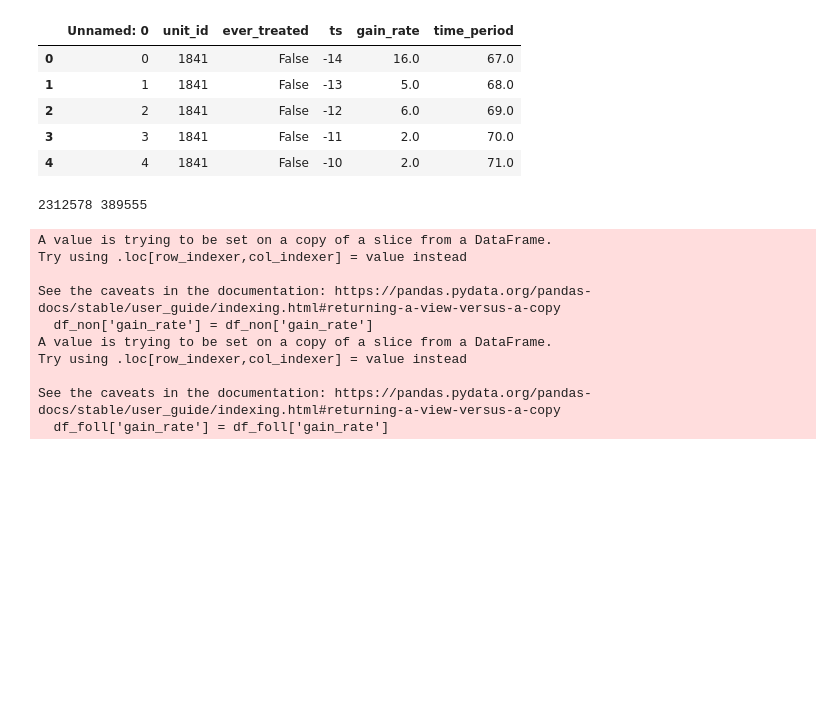
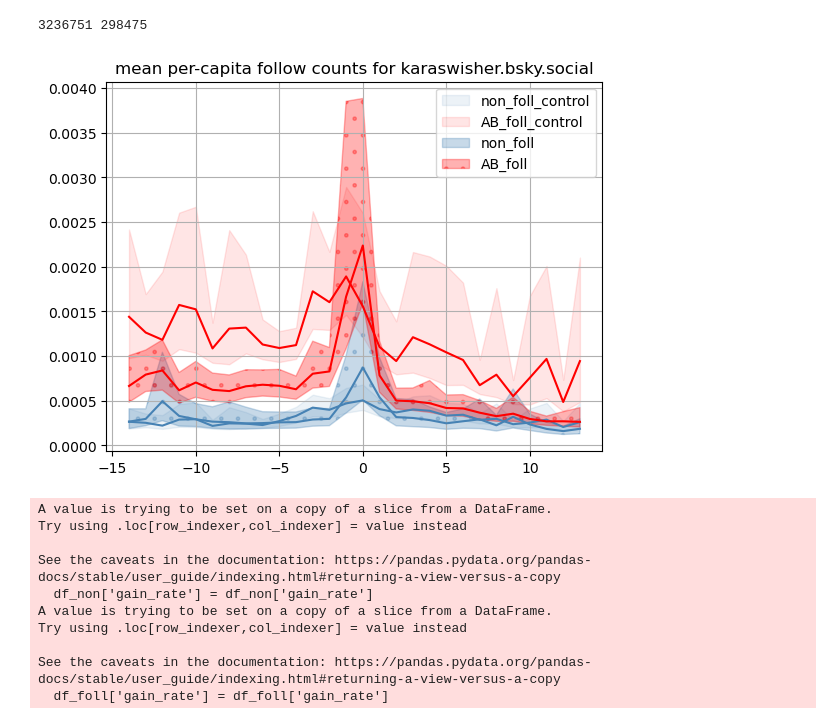
Before and after one commit to asmithh/attention-brokers-bsky, a Jupyter notebook: plots.ipynb, the cells around one changed output. Saved outputs shown, nothing was run; the diff lists cells and outputs as text; code cells hidden in the pictures; blank space fills up the shorter version.

```diff
--- a/plots.ipynb
+++ b/plots.ipynb
@@ -8,28 +8,29 @@ from scipy.stats import bootstrap
 
 # FILEPATH = '/scratch/nte5cp'
 FILEPATH = '/Users/a404/attention-brokers-bsky'
-HANDLE = 'jamellebouie.net'
+HANDLE = 'karaswisher.bsky.social'
 DAYS_FWD = 14
 DAYS_BWD = 14
 
 TITLE = f'mean per-capita follow counts for {HANDLE}'
 
-acct_type = 'control'
-df = pd.read_csv(f'{FILEPATH}/interpolated_{acct_type}_csvs/{HANDLE}_fwd_{DAYS_FWD}_bwd_{DAYS_BWD}.csv')
 denoms = json.load(open(f'{FILEPATH}/population_counts/{HANDLE}_fwd_{DAYS_FWD}_bwd_{DAYS_BWD}.json', 'r'))
 DENOM_FOL = denoms['ab_followers']
 DENOM_NON = denoms['non_followers']
+print(DENOM_NON, DENOM_FOL)
+
+dfs = {}
+for acct_type in ['control', 'did']:
+    df = pd.read_csv(f'{FILEPATH}/interpolated_{acct_type}_csvs/{HANDLE}_fwd_{DAYS_FWD}_bwd_{DAYS_BWD}.csv')
+    df_foll = df[df['ever_treated']]
+    df_non = df[~df['ever_treated']]
+    dfs[acct_type] = {}
+    dfs[acct_type]['foll'] = df_foll
+    dfs[acct_type]['non'] = df_non
+# %% [output]
+3236751 298475
-# %%
-df.head()
-# %% [output]
-|  | Unnamed: 0 | unit_id | ever_treated | ts | gain_rate | time_period |
-| 0 | 0 | 1841 | False | -14 | 16.0 | 67.0 |
-| 1 | 1 | 1841 | False | -13 | 5.0 | 68.0 |
-| 2 | 2 | 1841 | False | -12 | 6.0 | 69.0 |
-| 3 | 3 | 1841 | False | -11 | 2.0 | 70.0 |
-| 4 | 4 | 1841 | False | -10 | 2.0 | 71.0 |
 # %%
-def plot_cis_and_means(df, color='red', label='AB_foll', denom=DENOM_FOL):
+def plot_cis_and_means(df, color='red', label='AB_foll', denom=DENOM_FOL, hatch=None, alpha=0.1):
     """
     Given a dataframe of per-day per-reposted-account follow counts,
     plot the mean and 95% bootstrapped CI of the per-day per-capita following rate.
@@ -67,28 +68,27 @@ def plot_cis_and_means(df, color='red', label='AB_foll', denom=DENOM_FOL):
         ci_lows,
         ci_highs,
         color=color,
-        alpha=0.3,
+        alpha=alpha,
+        hatch=hatch,
+        label=label,
     )
     # plot mean on top of CI
     plt.plot(
         [i for i in range(-1 * (DAYS_BWD), DAYS_FWD)],
         means,
         color=color,
-        label=label,
     )
-# %%
-df_foll = df[df['ever_treated']]
-print(DENOM_NON, DENOM_FOL)
-df_non = df[~df['ever_treated']]
-# %% [output]
-2312578 389555
 # %%
-plot_cis_and_means(df_non, '#4682b4', 'non_foll', DENOM_NON)
-plot_cis_and_means(df_foll, 'red', 'AB_foll', DENOM_FOL)
+plot_cis_and_means(dfs['control']['non'], '#4682b4', 'non_foll_control', DENOM_NON, alpha=0.1)
+plot_cis_and_means(dfs['control']['foll'], 'red', 'AB_foll_control', DENOM_FOL, alpha=0.1)
+plot_cis_and_means(dfs['did']['non'], '#4682b4', 'non_foll', DENOM_NON, hatch='.', alpha=0.3)
+plot_cis_and_means(dfs['did']['foll'], 'red', 'AB_foll', DENOM_FOL, hatch='.', alpha=0.3)
 plt.legend()
 plt.title(TITLE)
 plt.grid()
-plt.savefig(f'{FILEPATH}/plots/trends/{HANDLE}_{acct_type}_trends.png')
+plt.savefig(f'{FILEPATH}/plots/trends/{HANDLE}_unified_trends.png')
+# %% [output]
+[figure, added]
 # %%
 # make dataframe for DiD analysis; want 2 outcome variables -- one for followers and one for non-followers
 # df_non['gain_rate'] = df_non['gain_rate'] / DENOM_NON
```
Also changed, not shown: parts of 3 cells of this notebook, 9 other files.
